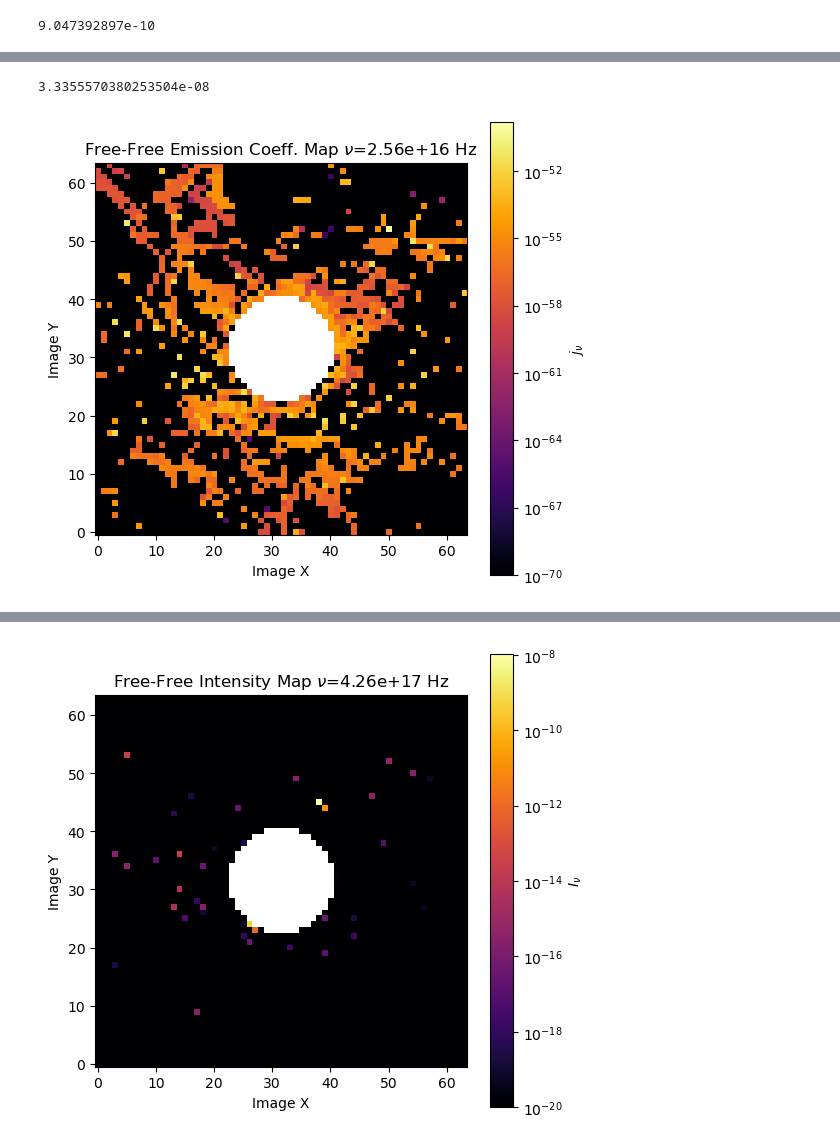
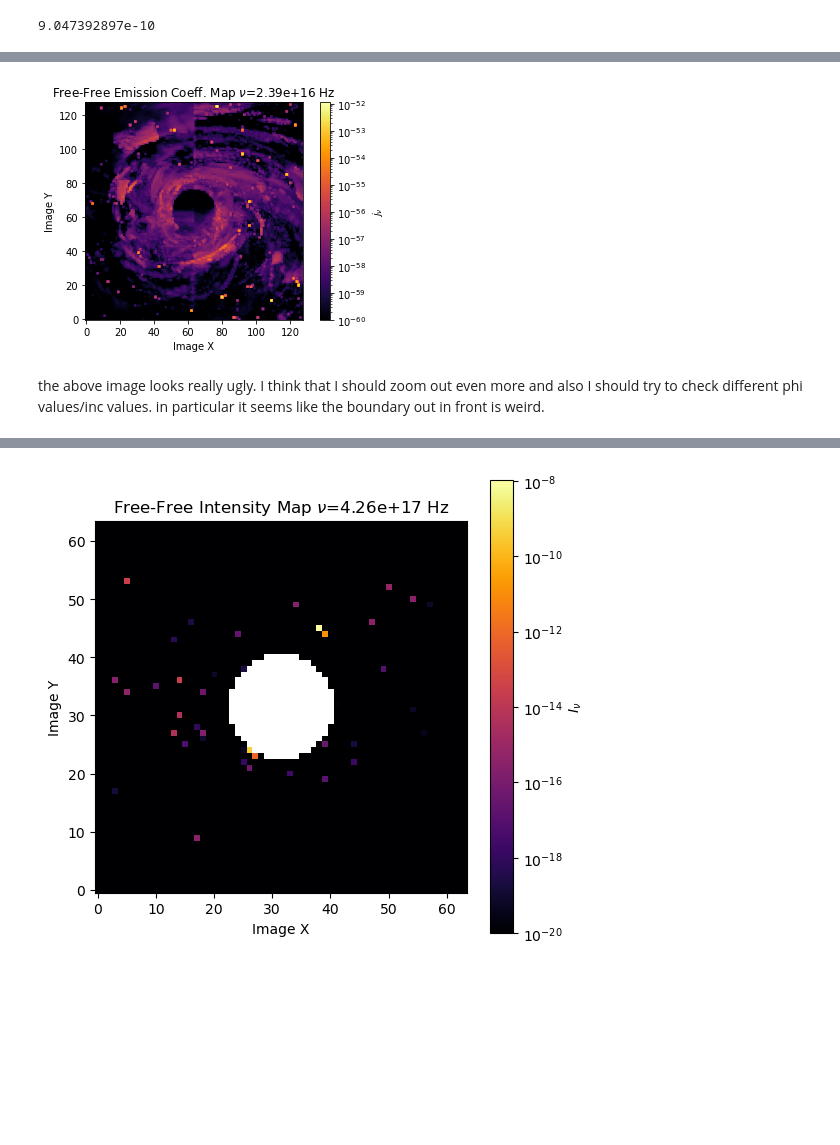
Before and after one commit to thomas-03/blacklight, a Jupyter notebook: scripts/imageFiles.ipynb, the cells around one changed output, grey strips where cells are left out. Drawn from its saved outputs; the diff is of its cells as text; code cells hidden in the pictures; blank space fills up the shorter version.

```diff
--- a/scripts/imageFiles.ipynb
+++ b/scripts/imageFiles.ipynb
@@ -82,4 +80,4 @@ hf = np.load('../output/r800_rayfalse_plane_correctvnr_tde1335.npz')
 # %% [output]
 9.047392897e-10
 # %%
-hf = np.load('../output/r800_rayfalse_pinhole_cbdisk_inc45.npz')
+hf = np.load('../output/r1600_w800_pinhole_cbdisk_inc45.npz')
@@ -106,24 +84,22 @@ print(hf['emission'])
-# %%
-1/2.998e+07
-# %% [output]
-3.3355570380253504e-08
 # %%
 frequencies = np.array(hf['frequency'])
 freq = len(frequencies)-6
 #print(np.argwhere(np.isnan(temp['I_nu'][freq])==False).shape)
 i = np.copy(hf['emission'][freq])
 #i'm going to have 1e-10 be the baseline min value
-minVal = 1e-70
+minVal = 1e-60
 i[i<minVal]=minVal
 
 plt.imshow(i,cmap='inferno',origin='lower', label="$\\nu$={0:.2e} Hz".format(frequencies[freq]), norm=colors.LogNorm(vmin=minVal))
 plt.colorbar(label="$j_\\nu$")
 plt.title('Free-Free Emission Coeff. Map $\\nu$={0:.2e} Hz'.format(frequencies[freq]))
 plt.xlabel('Image X')
 plt.ylabel('Image Y')
 plt.show()
 # %% [output]
-[figure, old version]
+[figure, new version]
+# %% [markdown]
+the above image looks really ugly. I think that I should zoom out even more and also I should try to check different phi values/inc values. in particular it seems like the boundary out in front is weird.
 # %%
 frequencies = np.array(hf['frequency'])
 freq = len(frequencies)-6
```
Also changed, not shown: parts of 5 cells of this notebook, 4 other files.
